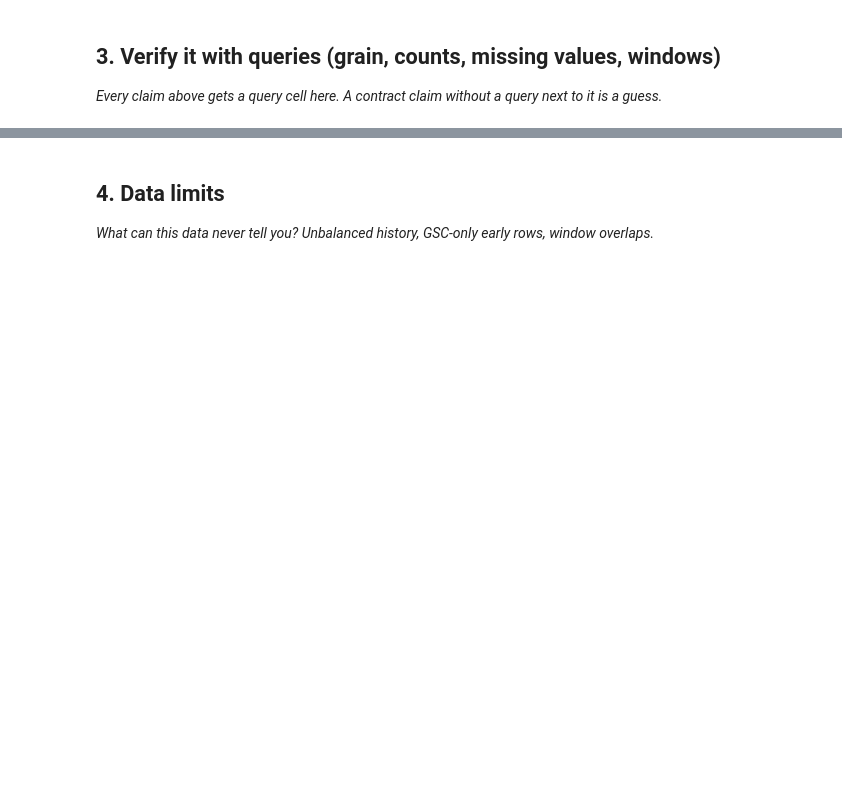
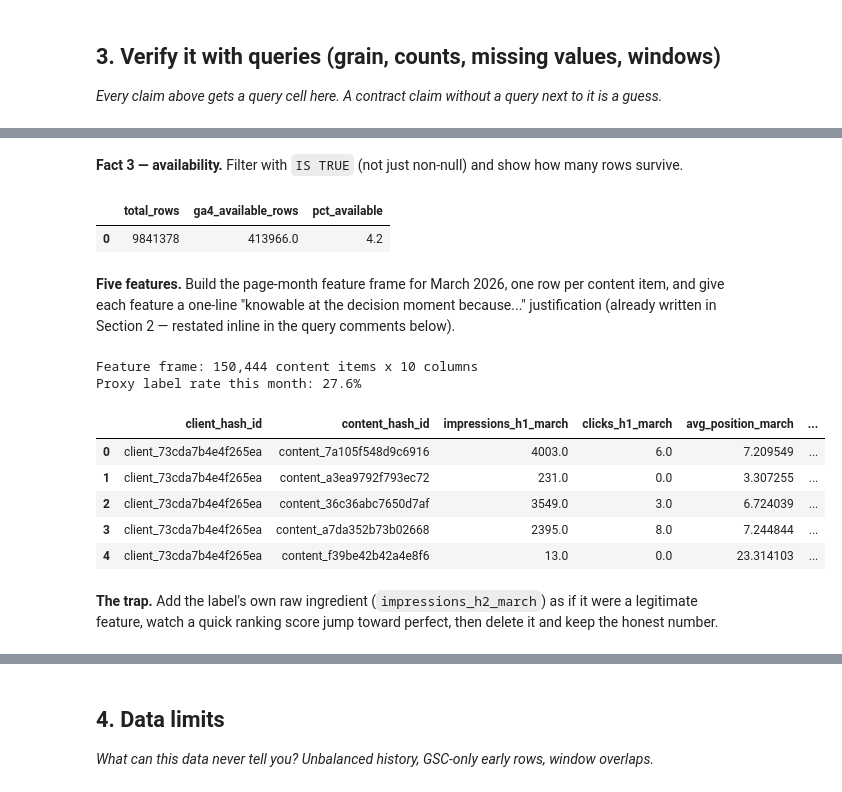
Before and after one commit to alianas-dev/flyrank-ml-internship, a Jupyter notebook: work/notebooks/w03_data_contract.ipynb, the cells around one changed output, grey strips where cells are left out. Drawn from its saved outputs; the diff is of its cells as text; code cells hidden in the pictures; blank space fills up the shorter version.

```diff
--- a/work/notebooks/w03_data_contract.ipynb
+++ b/work/notebooks/w03_data_contract.ipynb
@@ -29,0 +186,77 @@ This skeleton is yours to fill. Work the sections **in order** — each one has
+# %% [markdown]
+**Fact 3 — availability.** Filter with `IS TRUE` (not just non-null) and show how many rows survive.
+# %%
+# Fact 3 — GA4 availability. The flag is three-valued (TRUE / FALSE / NULL), so `IS TRUE`
+# is the only safe filter — `= TRUE` and `NOT ... = FALSE` both mishandle NULL rows.
+availability = con.sql(f"""
+    SELECT
+        COUNT(*) AS total_rows,
+        SUM(CASE WHEN ga4_data_available IS TRUE THEN 1 ELSE 0 END) AS ga4_available_rows,
+        ROUND(100.0 * SUM(CASE WHEN ga4_data_available IS TRUE THEN 1 ELSE 0 END) / COUNT(*), 1) AS pct_available
+    FROM {FACT_MARCH}
+""").df()
+
+availability
+# %% [output]
+|  | total_rows | ga4_available_rows | pct_available |
+| 0 | 9841378 | 413966.0 | 4.2 |
+# %% [markdown]
+**Five features.** Build the page-month feature frame for March 2026, one row per content item, and give each feature a one-line "knowable at the decision moment because..." justification (already written in Section 2 — restated inline in the query comments below).
+# %%
+# Aggregate the daily fact table up to one row per (client, content) for March 2026,
+# then join static content metadata. This IS the feature frame.
+feature_frame = con.sql(f"""
+    WITH daily_agg AS (
+        SELECT
+            client_hash_id,
+            content_hash_id,
+            -- 1) impressions_h1_march: known because GSC impressions for days 1-15 are
+            --    already recorded by the time anyone looks at this on April 1.
+            SUM(CASE WHEN report_date < {MONTH_MID} THEN gsc_impressions ELSE 0 END) AS impressions_h1_march,
+            -- 2) clicks_h1_march: same reasoning — recorded GSC clicks, first half of March.
+            SUM(CASE WHEN report_date < {MONTH_MID} THEN gsc_clicks ELSE 0 END)      AS clicks_h1_march,
+            -- 3) avg_position_march: position is measured daily as pages get ranked;
+            --    fully known by March 31. gsc_avg_position = 0 means "no data", excluded.
+            AVG(CASE WHEN gsc_avg_position > 0 THEN gsc_avg_position END)            AS avg_position_march,
+            -- 4) sessions_h1_march: GA4 analytics land same-day/next-day, so known before
+            --    April 1 — but only trusted where ga4_data_available IS TRUE.
+            SUM(CASE WHEN report_date < {MONTH_MID} AND ga4_data_available IS TRUE
+                     THEN ga4_sessions ELSE 0 END)                                    AS sessions_h1_march,
+            -- LABEL INGREDIENT — second half of March. Kept here on purpose for Section 3's
+            -- trap below, then dropped before any honest feature frame is used.
+            SUM(CASE WHEN report_date >= {MONTH_MID} THEN gsc_impressions ELSE 0 END) AS impressions_h2_march
+        FROM {FACT_MARCH}
+        GROUP BY client_hash_id, content_hash_id
+    )
+    SELECT
+        d.*,
+        -- 5) content_age_days_mar31: a fixed calendar fact from a creation date already in
+        --    the past — always knowable at any future decision point.
+        DATE_DIFF('day', c.content_created_date, {MONTH_END}) AS content_age_days_mar31,
+        c.content_type,
+        -- proxy label: same >20% drop rule as the starter CSV's trend_direction == "down",
+        -- rebuilt from raw daily data instead of trusted from a pre-computed column.
+        CASE
+            WHEN d.impressions_h1_march > 0
+                 AND (d.impressions_h2_march - d.impressions_h1_march) / d.impressions_h1_march < -0.20
+            THEN 1 ELSE 0
+        END AS is_declining_march
+    FROM daily_agg d
+    JOIN {DIM_CONTENT} c ON d.content_hash_id = c.content_hash_id
+    WHERE d.impressions_h1_march > 0   -- need a first-half baseline to compute the trend at all
+""").df()
+
+print(f"Feature frame: {len(feature_frame):,} content items x {feature_frame.shape[1]} columns")
+print(f"Proxy label rate this month: {feature_frame['is_declining_march'].mean():.1%}")
+feature_frame.head()
+# %% [output]
+Feature frame: 150,444 content items x 10 columns
+Proxy label rate this month: 27.6%
+|  | client_hash_id | content_hash_id | impressions_h1_march | clicks_h1_march | avg_position_march | ... |
+| 0 | client_73cda7b4e4f265ea | content_7a105f548d9c6916 | 4003.0 | 6.0 | 7.209549 | ... |
+| 1 | client_73cda7b4e4f265ea | content_a3ea9792f793ec72 | 231.0 | 0.0 | 3.307255 | ... |
+| 2 | client_73cda7b4e4f265ea | content_36c36abc7650d7af | 3549.0 | 3.0 | 6.724039 | ... |
+| 3 | client_73cda7b4e4f265ea | content_a7da352b73b02668 | 2395.0 | 8.0 | 7.244844 | ... |
+| 4 | client_73cda7b4e4f265ea | content_f39be42b42a4e8f6 | 13.0 | 0.0 | 23.314103 | ... |
+# %% [markdown]
+**The trap.** Add the label's own raw ingredient (`impressions_h2_march`) as if it were a legitimate feature, watch a quick ranking score jump toward perfect, then delete it and keep the honest number.
```
Also changed, not shown: parts of 18 cells of this notebook.
